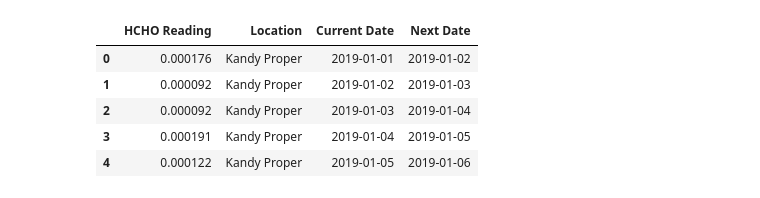
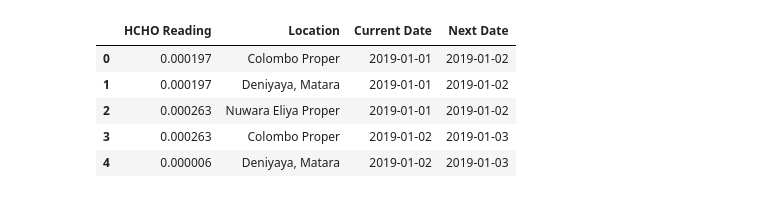
Before and after one commit to VinukaSilva/HCHO-Prediction, a Jupyter notebook: Future Forecasting.ipynb, the cells around one changed output. Cells and saved outputs as stored; diff of their text form; code cells hidden in the pictures.

```diff
--- a/Future Forecasting.ipynb
+++ b/Future Forecasting.ipynb
@@ -9,12 +12,12 @@ import warnings
 warnings.filterwarnings('ignore')
 # %%
 # Load the dataset
-hcho_data = pd.read_csv('preprocessed_dataset/kan_pp.csv')
+hcho_data = pd.read_csv('preprocessed_dataset/hcho_data.csv')
 hcho_data.head()
 # %% [output]
 |  | HCHO Reading | Location | Current Date | Next Date |
-| 0 | 0.000176 | Kandy Proper | 2019-01-01 | 2019-01-02 |
-| 1 | 0.000092 | Kandy Proper | 2019-01-02 | 2019-01-03 |
-| 2 | 0.000092 | Kandy Proper | 2019-01-03 | 2019-01-04 |
-| 3 | 0.000191 | Kandy Proper | 2019-01-04 | 2019-01-05 |
-| 4 | 0.000122 | Kandy Proper | 2019-01-05 | 2019-01-06 |
+| 0 | 0.000197 | Colombo Proper | 2019-01-01 | 2019-01-02 |
+| 1 | 0.000197 | Deniyaya, Matara | 2019-01-01 | 2019-01-02 |
+| 2 | 0.000263 | Nuwara Eliya Proper | 2019-01-01 | 2019-01-02 |
+| 3 | 0.000263 | Colombo Proper | 2019-01-02 | 2019-01-03 |
+| 4 | 0.000006 | Deniyaya, Matara | 2019-01-02 | 2019-01-03 |
```
Also changed, not shown: parts of 29 cells of this notebook, 2 other files.
